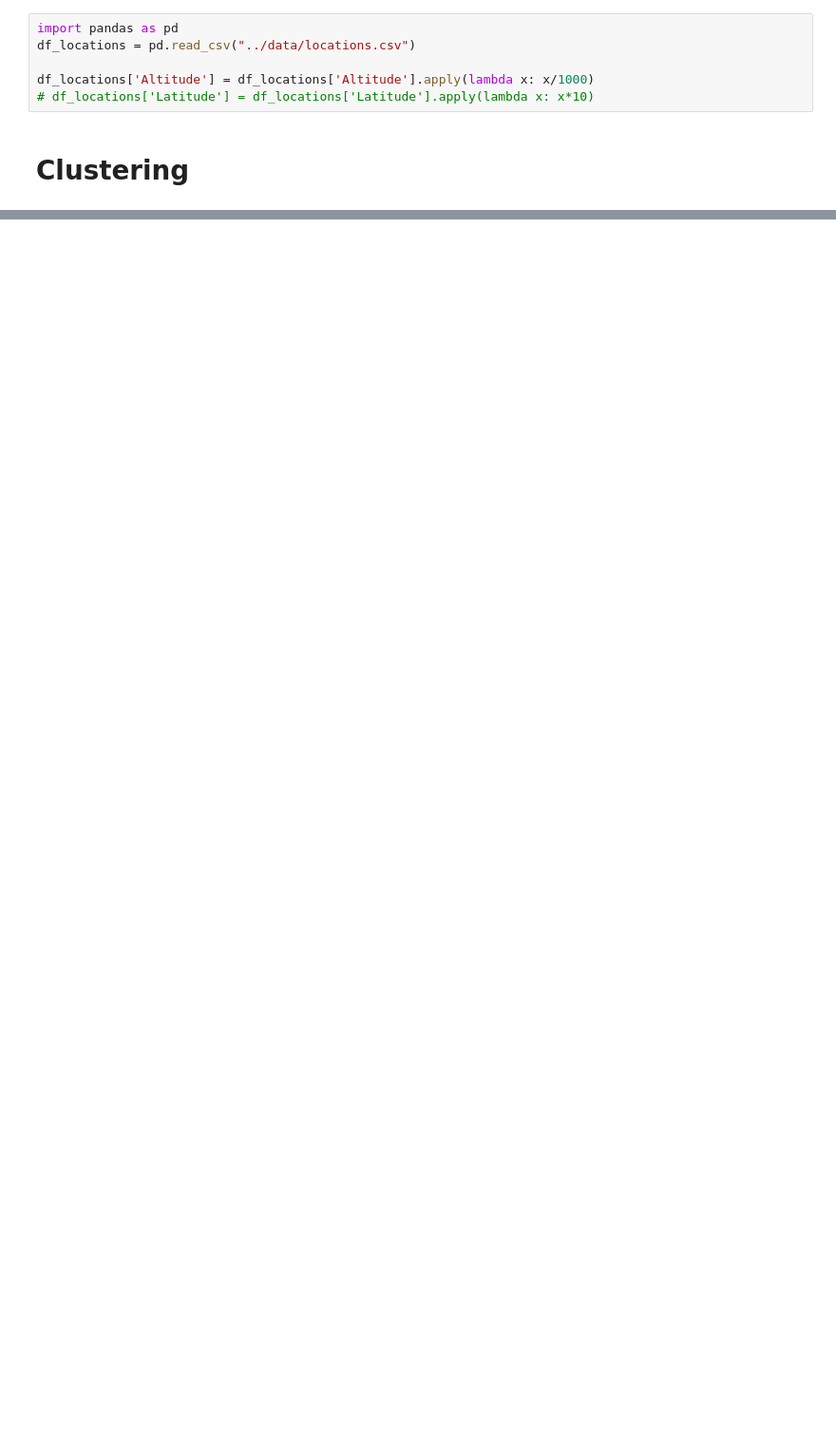
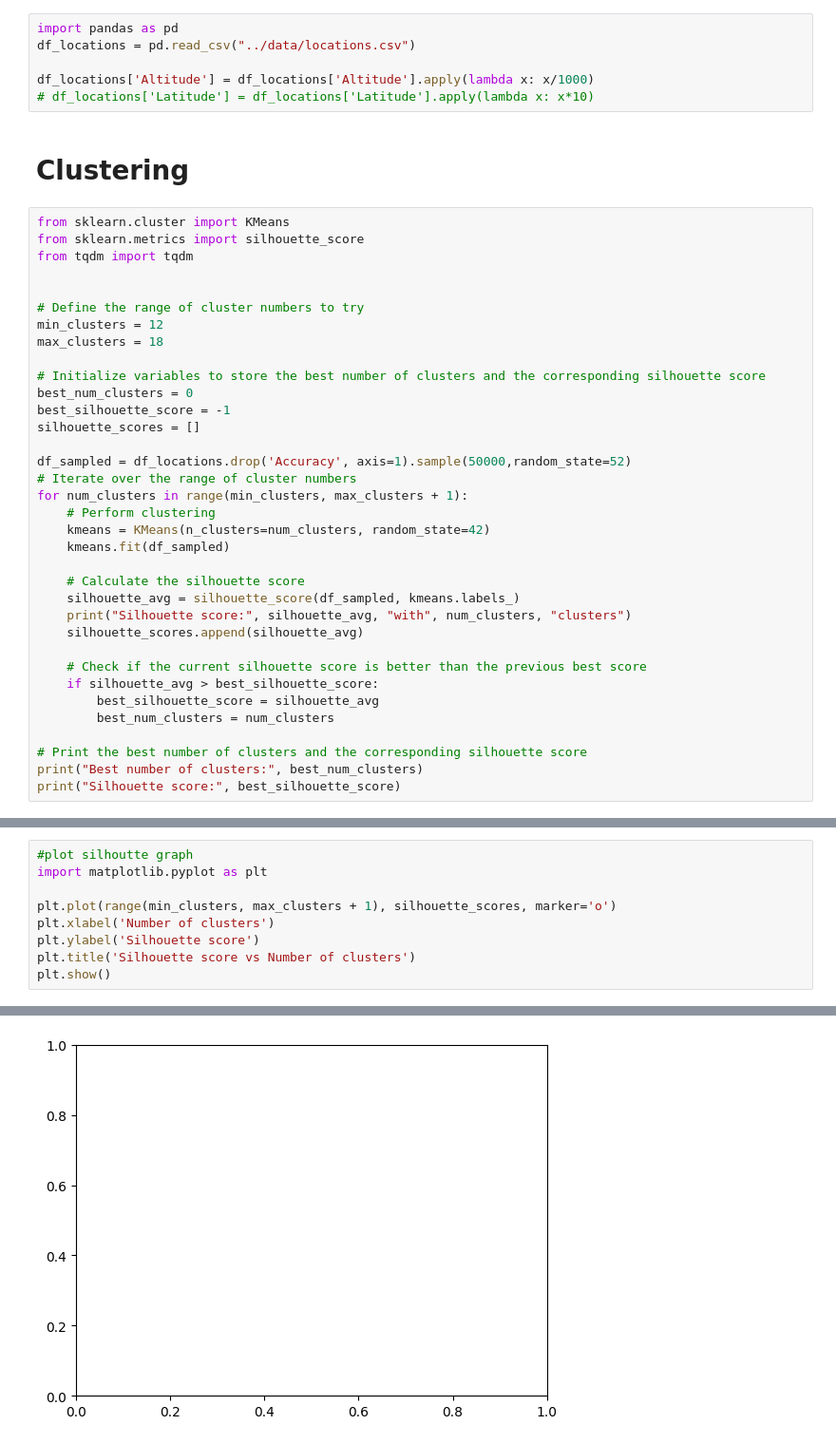
Before and after one commit to celienbonhomme/AI_project2, a Jupyter notebook: src/exo1.ipynb, the cells around one changed output, grey strips where cells are left out. Shown at 95% size. Cells and saved outputs as stored; diff of their text form; blank space fills up the shorter version.

```diff
--- a/src/exo1.ipynb
+++ b/src/exo1.ipynb
@@ -51,3 +51,38 @@ df_locations['Altitude'] = df_locations['Altitude'].apply(lambda x: x/1000)
 # df_locations['Latitude'] = df_locations['Latitude'].apply(lambda x: x*10)
 # %% [markdown]
 # Clustering
+# %%
+from sklearn.cluster import KMeans
+from sklearn.metrics import silhouette_score
+from tqdm import tqdm
+
+
+# Define the range of cluster numbers to try
+min_clusters = 12
+max_clusters = 18
+
+# Initialize variables to store the best number of clusters and the corresponding silhouette score
+best_num_clusters = 0
+best_silhouette_score = -1
+silhouette_scores = []
+
+df_sampled = df_locations.drop('Accuracy', axis=1).sample(50000,random_state=52)
+# Iterate over the range of cluster numbers
+for num_clusters in range(min_clusters, max_clusters + 1):
+    # Perform clustering
+    kmeans = KMeans(n_clusters=num_clusters, random_state=42)
+    kmeans.fit(df_sampled)
+
+    # Calculate the silhouette score
+    silhouette_avg = silhouette_score(df_sampled, kmeans.labels_)
+    print("Silhouette score:", silhouette_avg, "with", num_clusters, "clusters")
+    silhouette_scores.append(silhouette_avg)
+
+    # Check if the current silhouette score is better than the previous best score
+    if silhouette_avg > best_silhouette_score:
+        best_silhouette_score = silhouette_avg
+        best_num_clusters = num_clusters
+
+# Print the best number of clusters and the corresponding silhouette score
+print("Best number of clusters:", best_num_clusters)
+print("Silhouette score:", best_silhouette_score)
@@ -53,0 +91,10 @@ df_locations['Altitude'] = df_locations['Altitude'].apply(lambda x: x/1000)
+# %%
+#plot silhoutte graph
+import matplotlib.pyplot as plt
+
+plt.plot(range(min_clusters, max_clusters + 1), silhouette_scores, marker='o')
+plt.xlabel('Number of clusters')
+plt.ylabel('Silhouette score')
+plt.title('Silhouette score vs Number of clusters')
+plt.show()
+# %% [output]
@@ -54 +102,2 @@ df_locations['Altitude'] = df_locations['Altitude'].apply(lambda x: x/1000)
+[figure, added]
 # %%
```
Also changed, not shown: parts of 22 cells of this notebook.
